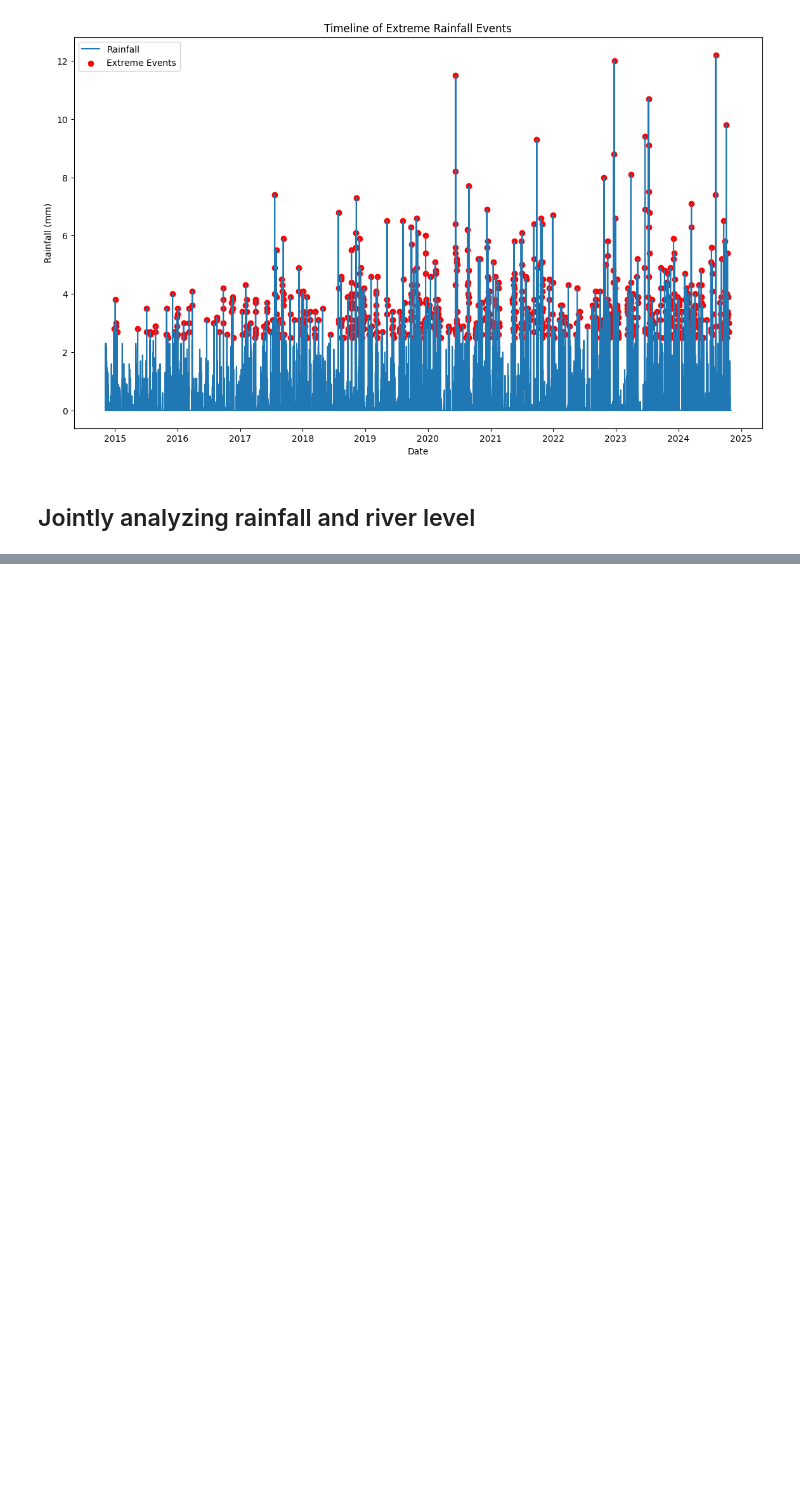
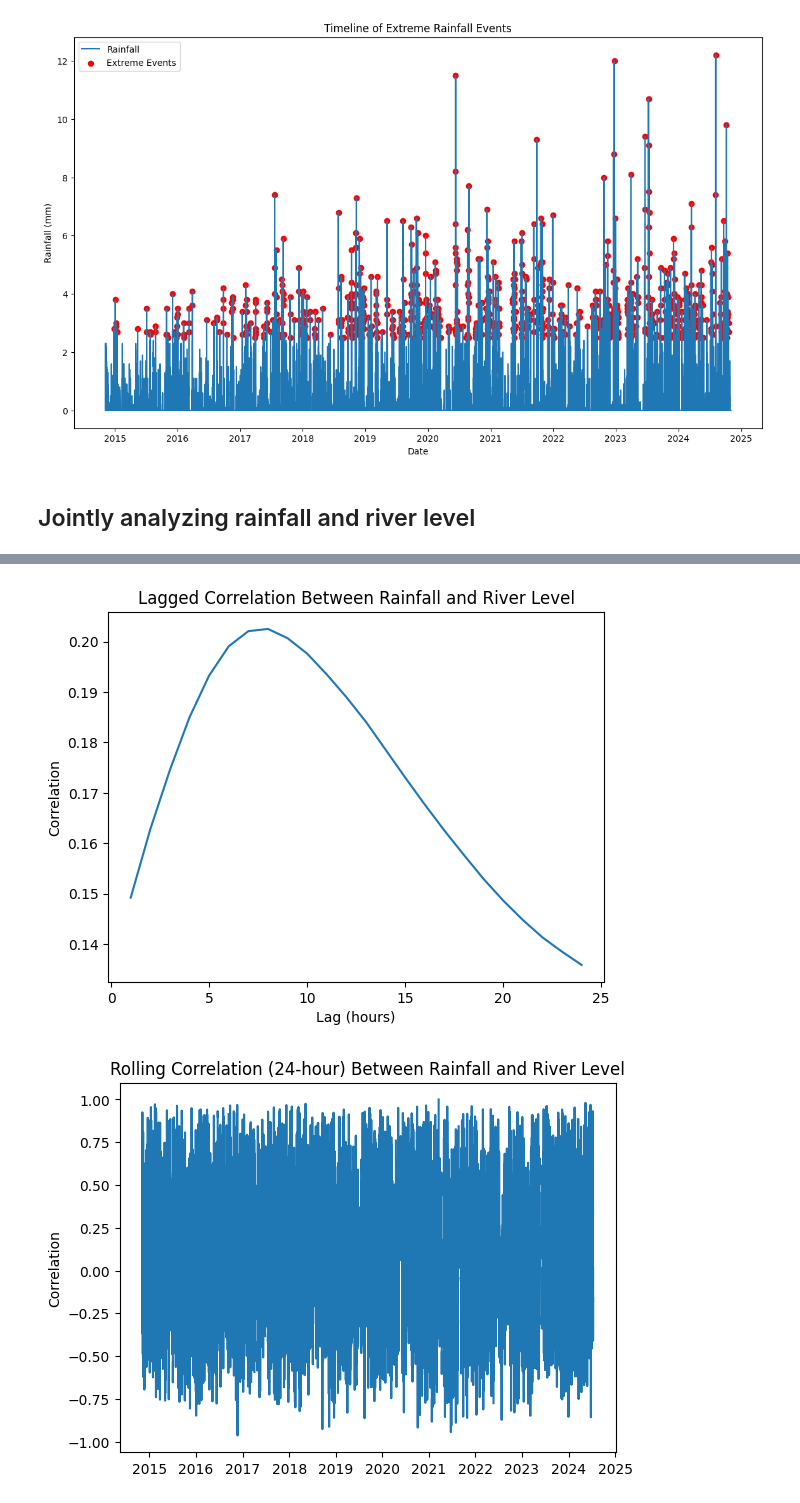
Before and after one commit to mishadcf/Flood-Prediction-Cornwall, a Jupyter notebook: notebooks/EDA.ipynb, the cells around one changed output, grey strips where cells are left out. Drawn from its saved outputs; the diff is of its cells as text; code cells hidden in the pictures; blank space fills up the shorter version.

```diff
--- a/notebooks/EDA.ipynb
+++ b/notebooks/EDA.ipynb
@@ -993,0 +1178,2 @@ plt.show()
+# %%
+ten_year_data_1335 = ten_year_data_1335[]
@@ -993,0 +1201,9 @@ plt.show()
+# %%
+# ten_year_data_1335['date'] = pd.to_datetime(ten_year_data_1335['date'])
+# ten_year_data_1335.set_index('date', inplace=True)
+ten_year_data_1335['rain'] = ten_year_data_1335['rain'].apply(lambda x: np.nan if x<0 else x)
+ten_year_data_1335 = ten_year_data_1335[~ten_year_data_1335.index.duplicated(keep='first')] # drops duplicated timestamp rows, keeping the first instance
+
+ten_year_data_1335 = ten_year_data_1335.asfreq('1h')
+# %%
+merged_data_1335 = station_1335_hourly.merge(ten_year_data_1335, how='inner', left_index=True, right_index=True)
@@ -993,0 +1226,18 @@ plt.show()
+# %%
+max_lag = 24
+correlations = [merged_data_1335['value'].corr(merged_data_1335['rain'].shift(lag)) for lag in range(1, max_lag+1)]
+plt.plot(range(1, max_lag+1), correlations)
+plt.title('Lagged Correlation Between Rainfall and River Level')
+plt.xlabel('Lag (hours)')
+plt.ylabel('Correlation')
+plt.show()
+
+# Rolling Correlation with a 24-hour window
+rolling_corr = merged_data_1335['value'].rolling(window=24).corr(merged_data_1335['rain'])
+plt.plot(merged_data_1335.index, rolling_corr)
+plt.title('Rolling Correlation (24-hour) Between Rainfall and River Level')
+plt.ylabel('Correlation')
+plt.show()
+# %% [output]
+[figure, added]
+[figure, added]
```
Also changed, not shown: parts of 15 cells of this notebook.
